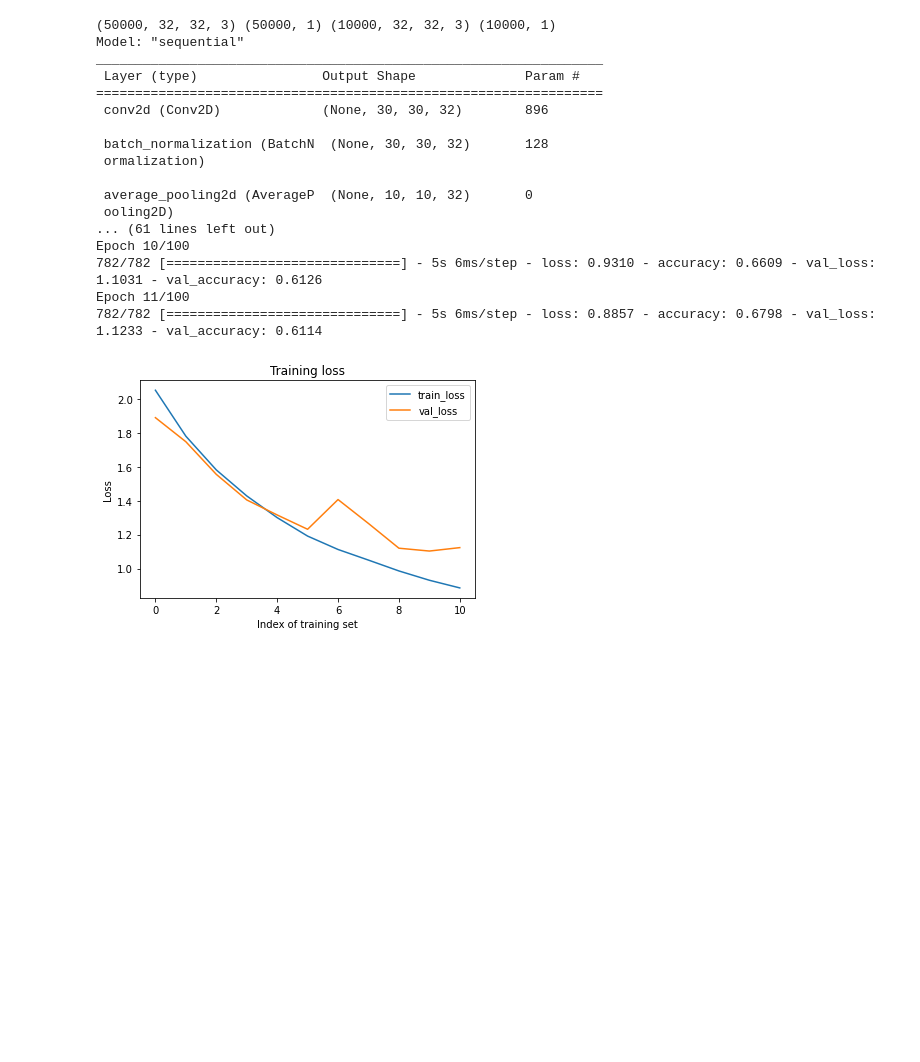
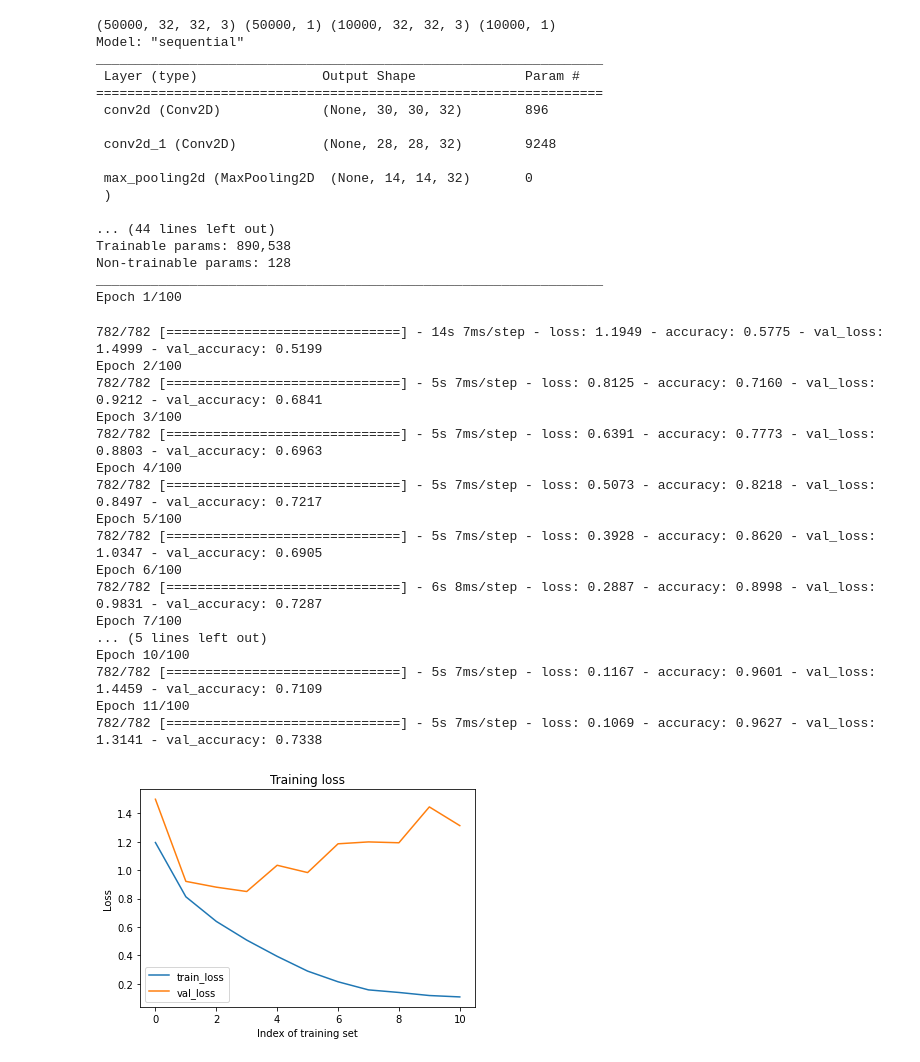
Before and after one commit to LiNdA-jz/cifar10_ann_to_snn, a Jupyter notebook: cifar10_ann_to_snn.ipynb, the cells around one changed output. Drawn from its saved outputs; the diff is of its cells as text; code cells hidden in the pictures; blank space fills up the shorter version.

Commit message:
Change sequence of layers and turn on Poisson_input

```diff
--- a/cifar10_ann_to_snn.ipynb
+++ b/cifar10_ann_to_snn.ipynb
@@ -89,22 +89,24 @@ model = models.Sequential()
 model.add(layers.Conv2D(32, (3, 3), activation='relu', input_shape=(32, 32, 3)))
 
 axis = 1 if keras.backend.image_data_format() == 'channels_first' else -1
+# pool size
+model.add(layers.Conv2D(32, (3, 3), activation='relu'))
+model.add(layers.MaxPooling2D((2, 2)))
+model.add(layers.Conv2D(64, (3, 3), activation='relu'))
+model.add(layers.Conv2D(64, (3, 3), activation='relu'))
+model.add(layers.MaxPooling2D((2, 2)))
+
 model.add(layers.BatchNormalization(axis=axis))
-# pool size
-model.add(layers.AveragePooling2D((3, 3)))
-model.add(layers.Conv2D(64, (3, 3), activation='relu'))
-model.add(layers.AveragePooling2D((2, 2)))
-model.add(layers.Conv2D(64, (3, 3), activation='relu'))
 
 model.summary()
 
 # dense takes 1D vector
 model.add(layers.Flatten())
-model.add(layers.Dense(64, activation='softmax'))
+model.add(layers.Dense(512, activation='relu'))
 # model.add(layers.Dense(64))
 # model.add(layers.ReLU())
 # CIFAR has 10 classes
-model.add(layers.Dense(10))
+model.add(layers.Dense(10, activation='softmax'))
 
 model.summary()
 
@@ -115,49 +117,66 @@ model.compile(optimizer='adam',
 # early stopping callback if no improvement in loss
 es = EarlyStopping(monitor='loss',
                     mode='max', # don't minimize the accuracy!
-                    patience=10,
+                    patience=50,
                     restore_best_weights=True)
 
 model_fit = model.fit(x_train, y_train, batch_size=64, epochs=100,
                     validation_data=(x_test, y_test),
                     callbacks=[es])
 
 # plot graph for loss
 train_loss = model_fit.history['loss']
 val_loss = model_fit.history['val_loss']
 epoch = range(0,len(model_fit.history['loss']),1)
 plt.figure()
 plt.plot()
 plt.plot(epoch, train_loss, label='train_loss')
 plt.plot(epoch, val_loss, label='val_loss')
 plt.legend()
 plt.title('Training loss')
 plt.xlabel('Index of training set')
 plt.ylabel('Loss')
 plt.show()
 
 # Store model so SNN Toolbox can find it.
 model_name = 'cifar10_cnn'
 keras.models.save_model(model, os.path.join(path_wd, model_name + '.h5'))
 # %% [output]
 (50000, 32, 32, 3) (50000, 1) (10000, 32, 32, 3) (10000, 1)
 Model: "sequential"
 _________________________________________________________________
  Layer (type)                Output Shape              Param #
 =================================================================
  conv2d (Conv2D)             (None, 30, 30, 32)        896
 
- batch_normalization (BatchN  (None, 30, 30, 32)       128
- ormalization)
+ conv2d_1 (Conv2D)           (None, 28, 28, 32)        9248
 
- average_pooling2d (AverageP  (None, 10, 10, 32)       0
- ooling2D)
-... (61 lines left out)
-Epoch 10/100
-782/782 [==============================] - 5s 6ms/step - loss: 0.9310 - accuracy: 0.6609 - val_loss: 1.1031 - val_accuracy: 0.6126
-Epoch 11/100
-782/782 [==============================] - 5s 6ms/step - loss: 0.8857 - accuracy: 0.6798 - val_loss: 1.1233 - val_accuracy: 0.6114
+ max_pooling2d (MaxPooling2D  (None, 14, 14, 32)       0
+ )
+
+... (44 lines left out)
+Trainable params: 890,538
+Non-trainable params: 128
+_________________________________________________________________
+Epoch 1/100
+782/782 [==============================] - 14s 7ms/step - loss: 1.1949 - accuracy: 0.5775 - val_loss: 1.4999 - val_accuracy: 0.5199
+Epoch 2/100
+782/782 [==============================] - 5s 7ms/step - loss: 0.8125 - accuracy: 0.7160 - val_loss: 0.9212 - val_accuracy: 0.6841
+Epoch 3/100
+782/782 [==============================] - 5s 7ms/step - loss: 0.6391 - accuracy: 0.7773 - val_loss: 0.8803 - val_accuracy: 0.6963
+Epoch 4/100
+782/782 [==============================] - 5s 7ms/step - loss: 0.5073 - accuracy: 0.8218 - val_loss: 0.8497 - val_accuracy: 0.7217
+Epoch 5/100
+782/782 [==============================] - 5s 7ms/step - loss: 0.3928 - accuracy: 0.8620 - val_loss: 1.0347 - val_accuracy: 0.6905
+Epoch 6/100
+782/782 [==============================] - 6s 8ms/step - loss: 0.2887 - accuracy: 0.8998 - val_loss: 0.9831 - val_accuracy: 0.7287
+Epoch 7/100
+... (5 lines left out)
+Epoch 10/100
+782/782 [==============================] - 5s 7ms/step - loss: 0.1167 - accuracy: 0.9601 - val_loss: 1.4459 - val_accuracy: 0.7109
+Epoch 11/100
+782/782 [==============================] - 5s 7ms/step - loss: 0.1069 - accuracy: 0.9627 - val_loss: 1.3141 - val_accuracy: 0.7338
-[figure, old version]
+[figure, new version]
 # %%
 !pip install brian2
 # %% [output]
```
Also changed, not shown: parts of 3 cells of this notebook.
